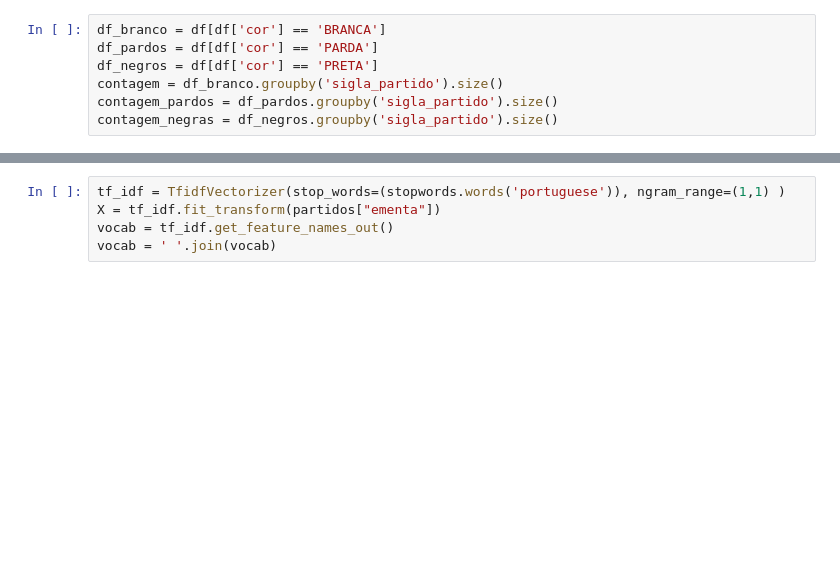
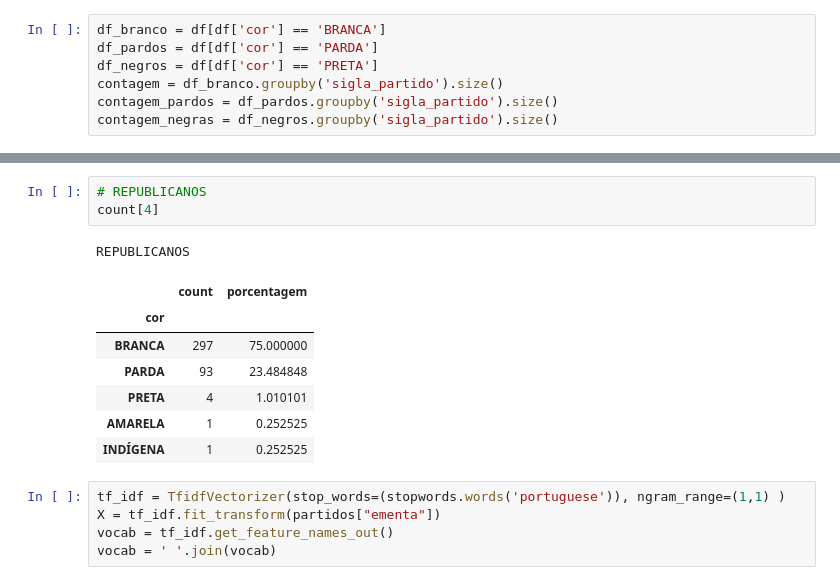
Before and after one commit to Davi-Ga/crawler-api, a Jupyter notebook: app/ML/datasets/teste copy.ipynb, the cells around one changed output, grey strips where cells are left out. Drawn from its saved outputs; the diff is of its cells as text; blank space fills up the shorter version.

```diff
--- a/app/ML/datasets/teste copy.ipynb
+++ b/app/ML/datasets/teste copy.ipynb
@@ -175,3 +155,15 @@ partidos
+# %%
+# REPUBLICANOS
+count[4]
+# %% [output]
+REPUBLICANOS
+|  | count | porcentagem |
+| cor |  |  |
+| BRANCA | 297 | 75.000000 |
+| PARDA | 93 | 23.484848 |
+| PRETA | 4 | 1.010101 |
+| AMARELA | 1 | 0.252525 |
+| INDÍGENA | 1 | 0.252525 |
 # %%
 tf_idf = TfidfVectorizer(stop_words=(stopwords.words('portuguese')), ngram_range=(1,1) )
 X = tf_idf.fit_transform(partidos["ementa"])
```
Also changed, not shown: parts of 25 cells of this notebook, 6 other files.
